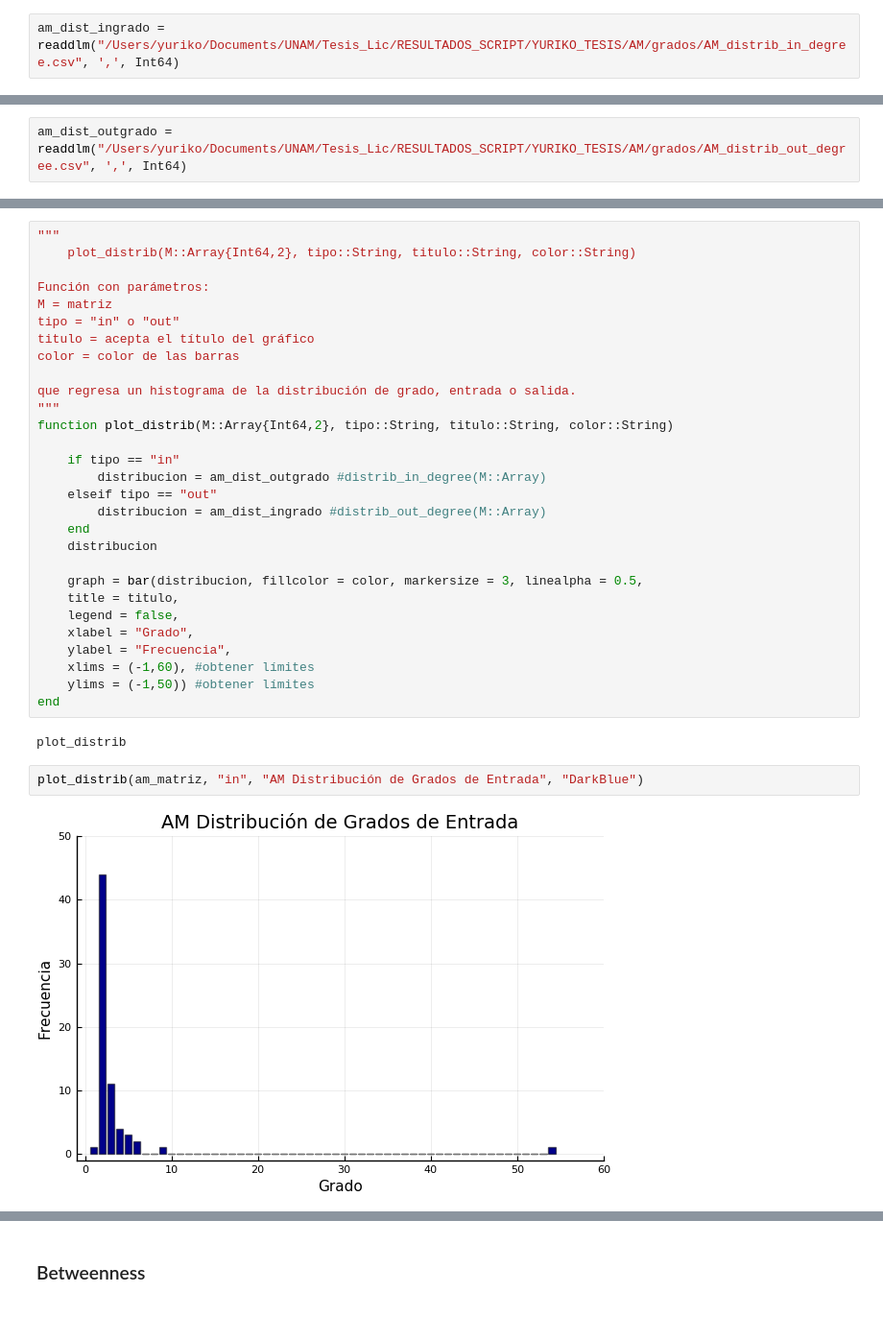
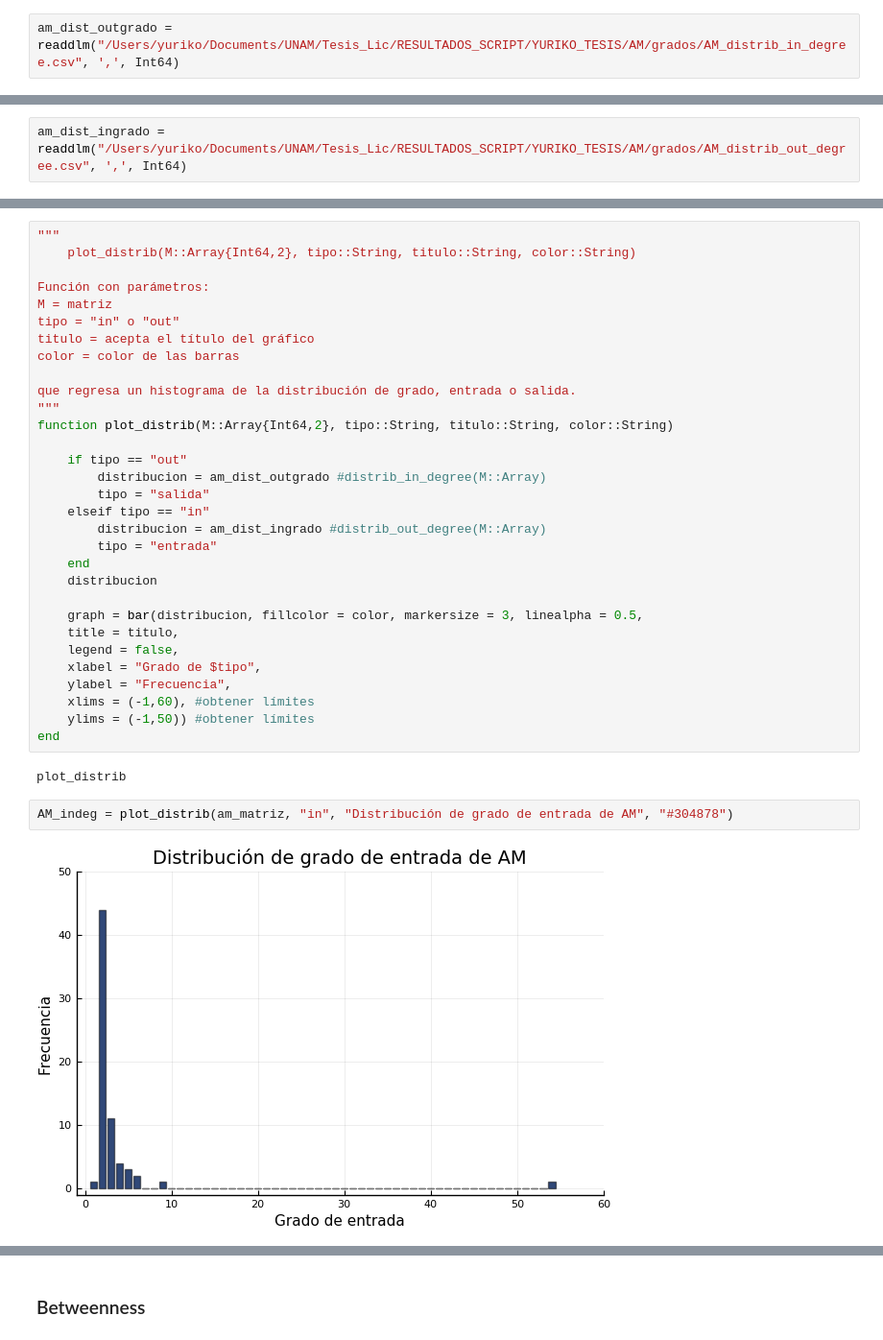
Before and after one commit to Yuriyama/Proyecto_aerolineas, a Jupyter notebook: Code/AM.ipynb, the cells around one changed output, grey strips where cells are left out. Shown at 96% size. Saved outputs shown, nothing was run; the diff lists cells and outputs as text.

```diff
--- a/Code/AM.ipynb
+++ b/Code/AM.ipynb
@@ -463,5 +522,5 @@ distrib_in_degree
 # %%
-am_dist_ingrado = readdlm("/Users/yuriko/Documents/UNAM/Tesis_Lic/RESULTADOS_SCRIPT/YURIKO_TESIS/AM/grados/AM_distrib_in_degree.csv", ',', Int64)
+am_dist_outgrado = readdlm("/Users/yuriko/Documents/UNAM/Tesis_Lic/RESULTADOS_SCRIPT/YURIKO_TESIS/AM/grados/AM_distrib_in_degree.csv", ',', Int64)
 # %% [output]
 53×1 Array{Int64,2}:
   1
@@ -583,5 +642,5 @@ distrib_out_degree
 # %%
-am_dist_outgrado = readdlm("/Users/yuriko/Documents/UNAM/Tesis_Lic/RESULTADOS_SCRIPT/YURIKO_TESIS/AM/grados/AM_distrib_out_degree.csv", ',', Int64)
+am_dist_ingrado = readdlm("/Users/yuriko/Documents/UNAM/Tesis_Lic/RESULTADOS_SCRIPT/YURIKO_TESIS/AM/grados/AM_distrib_out_degree.csv", ',', Int64)
 # %% [output]
 54×1 Array{Int64,2}:
   1
@@ -643,17 +703,19 @@ que regresa un histograma de la distribución de grado, entrada o salida.
 """
 function plot_distrib(M::Array{Int64,2}, tipo::String, titulo::String, color::String)
 
-    if tipo == "in"
+    if tipo == "out"
         distribucion = am_dist_outgrado #distrib_in_degree(M::Array)
-    elseif tipo == "out"
+        tipo = "salida"
+    elseif tipo == "in"
         distribucion = am_dist_ingrado #distrib_out_degree(M::Array)
+        tipo = "entrada"
     end
     distribucion
 
     graph = bar(distribucion, fillcolor = color, markersize = 3, linealpha = 0.5,
     title = titulo,
     legend = false,
-    xlabel = "Grado",
+    xlabel = "Grado de $tipo",
     ylabel = "Frecuencia",
     xlims = (-1,60), #obtener límites
     ylims = (-1,50)) #obtener límites
@@ -661,6 +723,6 @@ end
 # %% [output]
 plot_distrib
 # %%
-plot_distrib(am_matriz, "in", "AM Distribución de Grados de Entrada", "DarkBlue")
+AM_indeg = plot_distrib(am_matriz, "in", "Distribución de grado de entrada de AM", "#304878")
 # %% [output]
-[figure, old version]
+[figure, new version]
```
Also changed, not shown: parts of 94 cells of this notebook.
